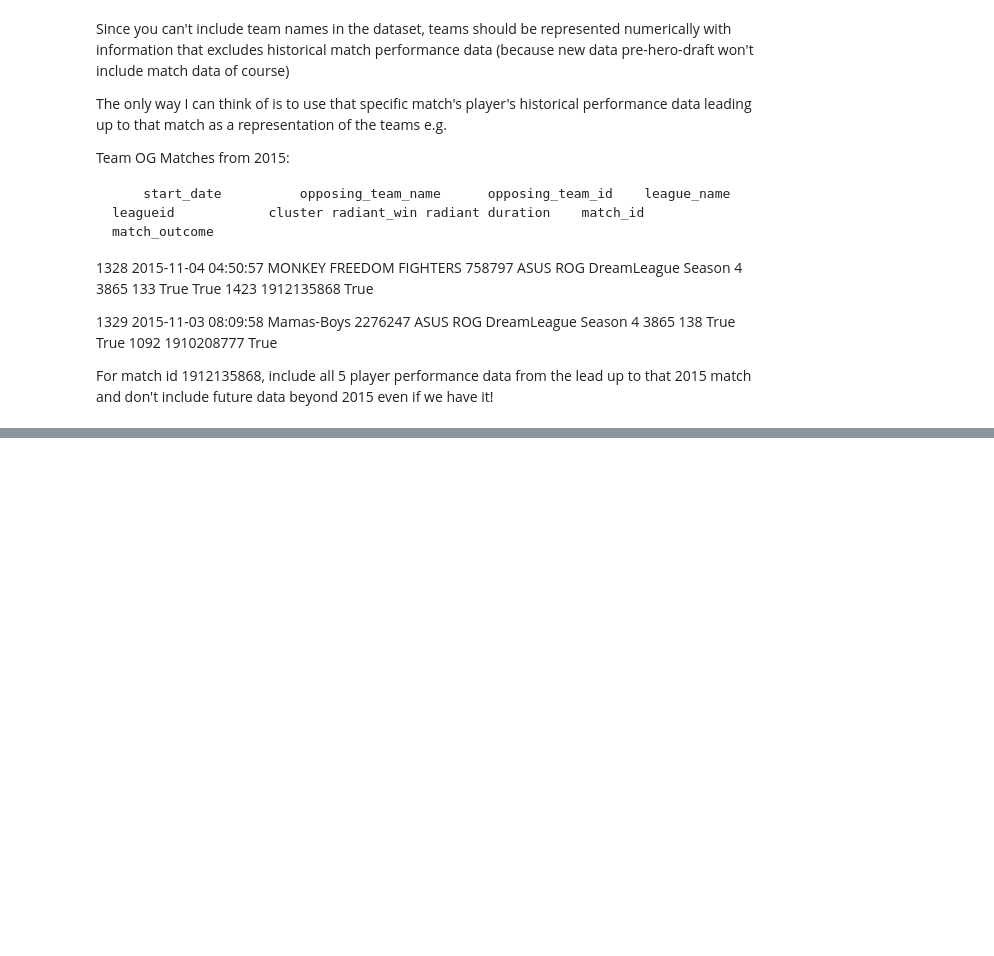
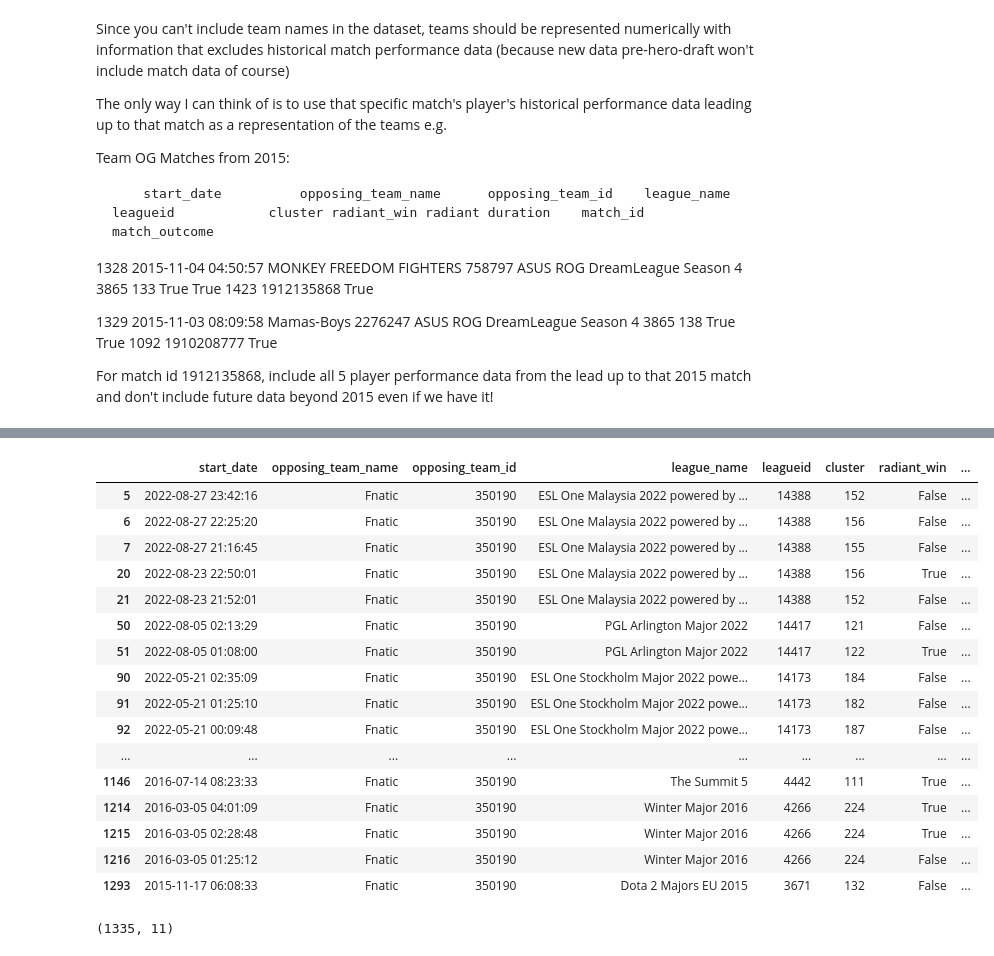
Before and after one commit to johnnyoso/data_science, a Jupyter notebook: ESportsAnalysis.ipynb, the cells around one changed output, grey strips where cells are left out. Cells and saved outputs as stored; diff of their text form; code cells hidden in the pictures; blank space fills up the shorter version.

```diff
--- a/ESportsAnalysis.ipynb
+++ b/ESportsAnalysis.ipynb
@@ -601,0 +730,24 @@ opendota_api_info = get_opendota_api_info()
+# %%
+team_og_matches_df[team_og_matches_df.opposing_team_id == 350190]
+# %% [output]
+|  | start_date | opposing_team_name | opposing_team_id | league_name | leagueid | cluster | radiant_win | ... |
+| 5 | 2022-08-27 23:42:16 | Fnatic | 350190 | ESL One Malaysia 2022 powered by ... | 14388 | 152 | False | ... |
+| 6 | 2022-08-27 22:25:20 | Fnatic | 350190 | ESL One Malaysia 2022 powered by ... | 14388 | 156 | False | ... |
+| 7 | 2022-08-27 21:16:45 | Fnatic | 350190 | ESL One Malaysia 2022 powered by ... | 14388 | 155 | False | ... |
+| 20 | 2022-08-23 22:50:01 | Fnatic | 350190 | ESL One Malaysia 2022 powered by ... | 14388 | 156 | True | ... |
+| 21 | 2022-08-23 21:52:01 | Fnatic | 350190 | ESL One Malaysia 2022 powered by ... | 14388 | 152 | False | ... |
+| 50 | 2022-08-05 02:13:29 | Fnatic | 350190 | PGL Arlington Major 2022 | 14417 | 121 | False | ... |
+| 51 | 2022-08-05 01:08:00 | Fnatic | 350190 | PGL Arlington Major 2022 | 14417 | 122 | True | ... |
+| 90 | 2022-05-21 02:35:09 | Fnatic | 350190 | ESL One Stockholm Major 2022 powe... | 14173 | 184 | False | ... |
+| 91 | 2022-05-21 01:25:10 | Fnatic | 350190 | ESL One Stockholm Major 2022 powe... | 14173 | 182 | False | ... |
+| 92 | 2022-05-21 00:09:48 | Fnatic | 350190 | ESL One Stockholm Major 2022 powe... | 14173 | 187 | False | ... |
+| ... | ... | ... | ... | ... | ... | ... | ... | ... |
+| 1146 | 2016-07-14 08:23:33 | Fnatic | 350190 | The Summit 5 | 4442 | 111 | True | ... |
+| 1214 | 2016-03-05 04:01:09 | Fnatic | 350190 | Winter Major 2016 | 4266 | 224 | True | ... |
+| 1215 | 2016-03-05 02:28:48 | Fnatic | 350190 | Winter Major 2016 | 4266 | 224 | True | ... |
+| 1216 | 2016-03-05 01:25:12 | Fnatic | 350190 | Winter Major 2016 | 4266 | 224 | False | ... |
+| 1293 | 2015-11-17 06:08:33 | Fnatic | 350190 | Dota 2 Majors EU 2015 | 3671 | 132 | False | ... |
+# %%
+team_og_matches_df.shape
+# %% [output]
+(1335, 11)
```
Also changed, not shown: parts of 27 cells of this notebook.
